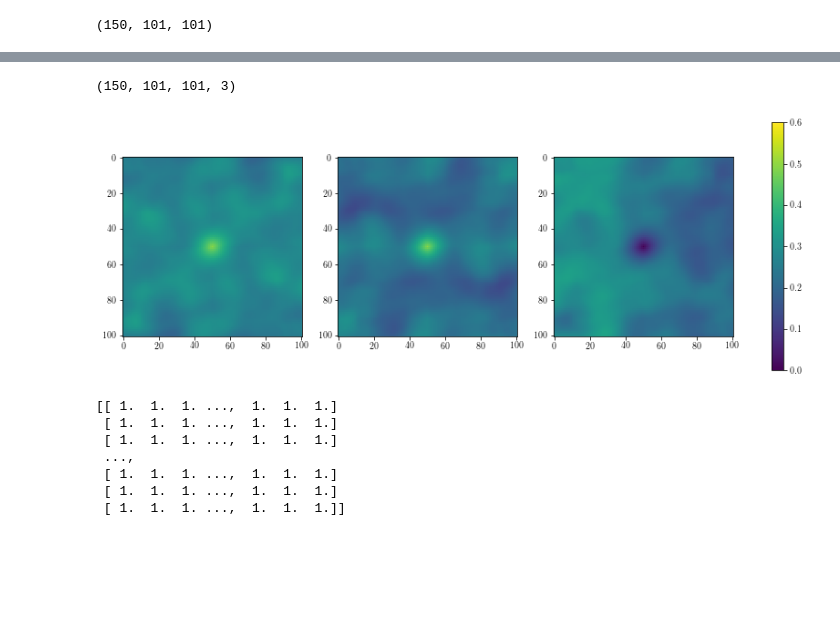
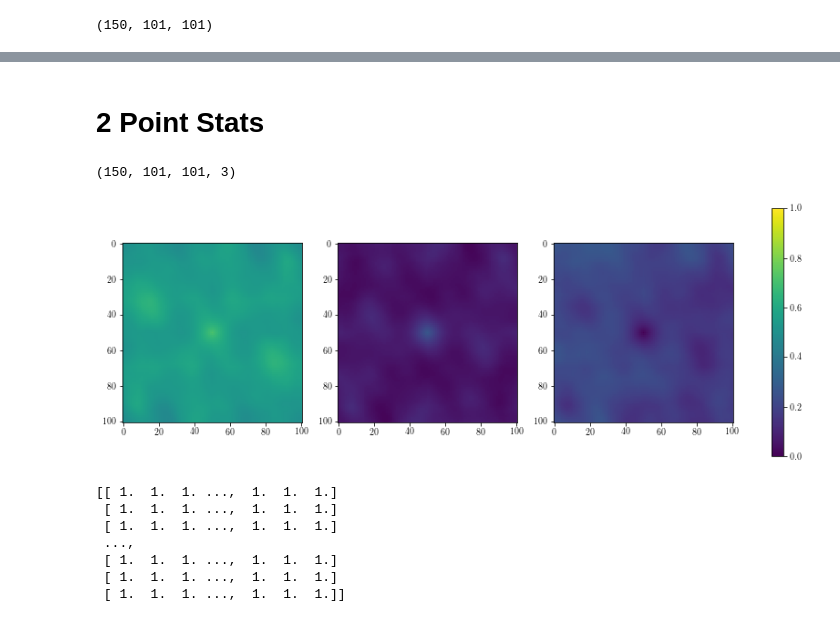
Before and after one commit to materialsinnovation/mks-tutorial, a Jupyter notebook: notebooks/part2-2point-stats.ipynb, the cells around one changed output, grey strips where cells are left out. Saved outputs shown, nothing was run; the diff lists cells and outputs as text; code cells hidden in the pictures; blank space fills up the shorter version.

```diff
--- a/notebooks/part2-2point-stats.ipynb
+++ b/notebooks/part2-2point-stats.ipynb
@@ -201,0 +88,6 @@ data = np.concatenate([data_blob, data_lamellar_v, data_lamellar_h], axis=0)
+# %%
+%matplotlib inline
+import matplotlib.pyplot as plt
+plt.rcParams['image.cmap'] = 'Paired'
+
+plt.imshow(data[0]);
@@ -201,0 +110,6 @@ data = np.concatenate([data_blob, data_lamellar_v, data_lamellar_h], axis=0)
+# %%
+np.random.seed(0)
+
+data_blob = make_microstructure(n_samples=50, grain_size=(30, 30))
+data_fiber_v = make_microstructure(n_samples=50, grain_size=(100, 10))
+data_fiber_h = make_microstructure(n_samples=50, grain_size=(10, 100))
@@ -202,4 +132,16 @@ data = np.concatenate([data_blob, data_lamellar_v, data_lamellar_h], axis=0)
+# %%
+data = np.concatenate([data_blob, data_fiber_v, data_fiber_h], axis=0)
 # %%
 data.shape
 # %% [output]
 (150, 101, 101)
+# %%
+fig = plt.figure(figsize=(12, 12))
+for i in range(12):
+    for j in range(12):
+        count = i * 12 + j
+        ax = fig.add_subplot(12, 12, count + 1)
+        ax.set_aspect('equal')
+        img = plt.imshow(data[count])
+        plt.axis('off')
+        img.set_cmap('Paired')
@@ -206,3 +150,5 @@ data.shape
+# %% [markdown]
+# 2 Point Stats
 # %%
 from pymks.stats import correlate
 
@@ -215,12 +161,12 @@ data_corr.shape
 # %%
 fig, axs = plt.subplots(1, 3)
 
 for i, ax in enumerate(axs):
-    im = ax.imshow(data_corr[0, :, :, i], vmin=0.0, vmax=0.6, cmap="viridis")
+    im = ax.imshow(data_corr[0, :, :, i], vmin=0.0, vmax=1.0, cmap="viridis")
 fig.set_size_inches(15, 5)
 fig.colorbar(im, ax=axs.ravel().tolist());
 # %% [output]
-[figure, old version]
+[figure, new version]
 # %%
 print(data_corr[0, :, :, 0] + data_corr[0, :, :, 1] + data_corr[0, :, :, 2] + data_corr[0, ::-1, ::-1, 2])
 # %% [output]
```
Also changed, not shown: parts of 71 cells of this notebook, 3 other files.
